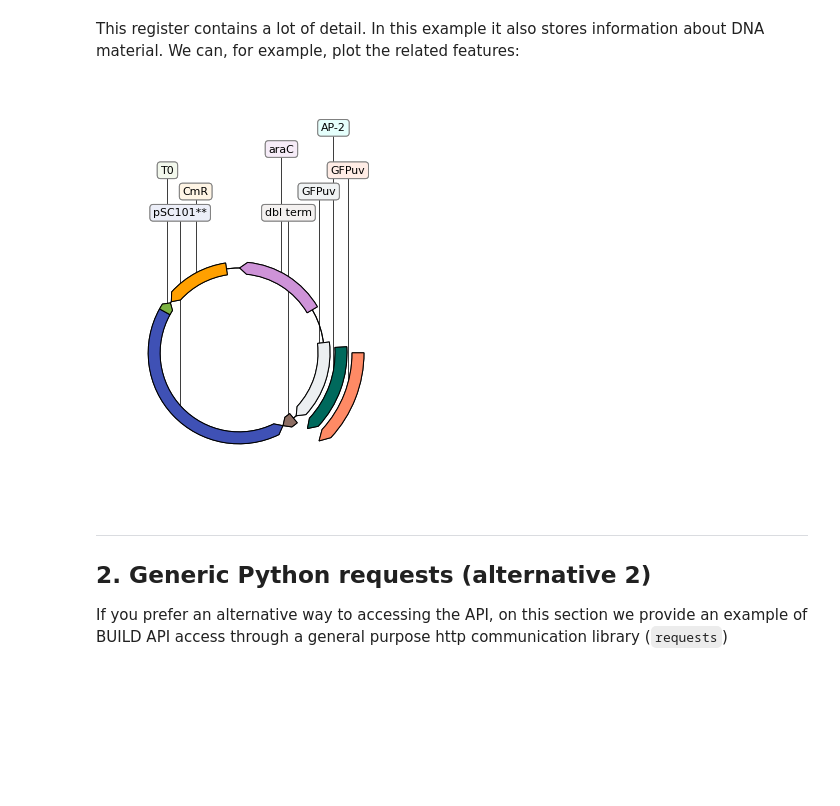
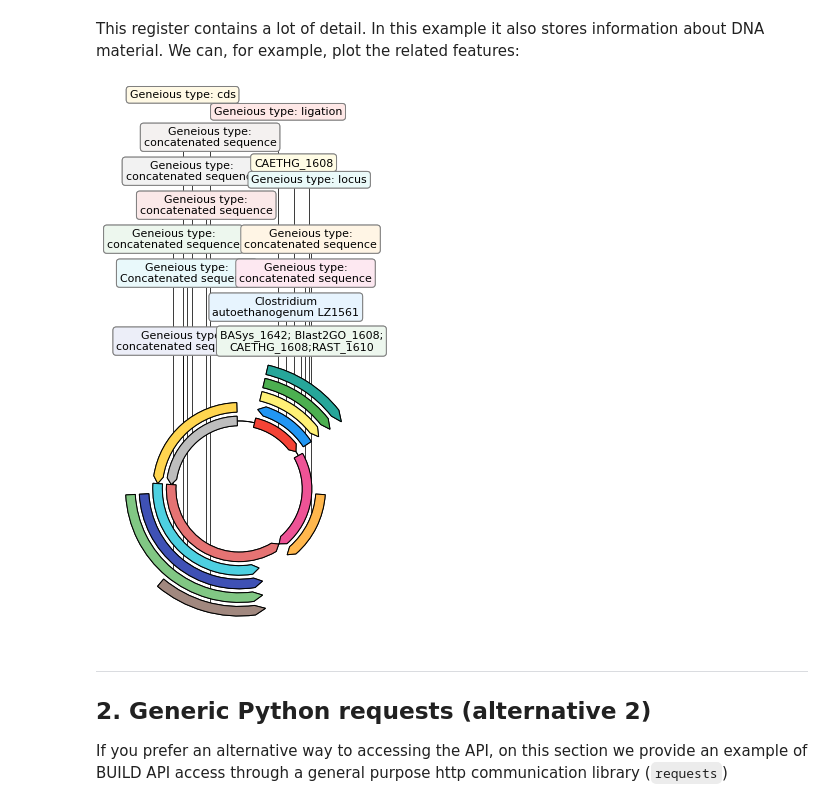
Before and after one commit to TeselaGen/api-client, a Jupyter notebook: teselagen/examples/pytested/Hello_World_BUILD_module.ipynb, the cells around one changed output. Drawn from its saved outputs; the diff is of its cells as text; code cells hidden in the pictures; blank space fills up the shorter version.

```diff
--- a/teselagen/examples/pytested/Hello_World_BUILD_module.ipynb
+++ b/teselagen/examples/pytested/Hello_World_BUILD_module.ipynb
@@ -32,6 +32,6 @@ TeselaGen's Python Client version: 0.4.4
 # %%
 # Define the host url address to be used across this notebook
-HOST_URL = "https://demo-single.teselagen.com"
+HOST_URL = "https://platform.teselagen.com"
 # %% [markdown]
 ## 1. Python API Client (Alternative 1)
 # %% [markdown]
@@ -52,9 +52,11 @@ Selected Lab: TeselaGen
 
 The `get_samples` method can be used for exploring Samples. The `gqlFilter`parameter can be used to filter the query by different criteria, as shown in the following examples:
 # %%
-gqlFilter: str = json.dumps({"name": "Pool8-Isolate63"})
-samples = client.build.get_samples(gqlFilter=gqlFilter)
-print(json.dumps(samples, indent=4))
+samples = client.build.get_samples()
+# Here is an example with gqlFilter parameter
+#gqlFilter: str = json.dumps({"name": "Pool8-Isolate63"})
+#samples = client.build.get_samples(gqlFilter=gqlFilter)
+print(json.dumps(samples[0:4], indent=4))
 # %% [output]
 [
     {
@@ -76,6 +78,7 @@ print(json.dumps(samples, indent=4))
 # %% [markdown]
 Even "deep" references can be used as filters
 # %%
-gqlFilter: str = json.dumps({"taggedItems.tag.name":  ["TagTest"]})# Also more than one simultaneous value can be used with a list, ex: ["TagTest1", "TagTest2"]
-samples = client.build.get_samples(gqlFilter=gqlFilter)
-print(json.dumps(samples, indent=4))
+# Even "deep" references can be used as filters
+#gqlFilter: str = json.dumps({"taggedItems.tag.name":  ["TagTest"]})# Also more than one simultaneous value can be used with a list, ex: ["TagTest1", "TagTest2"]
+#samples = client.build.get_samples(gqlFilter=gqlFilter)
+#print(json.dumps(samples, indent=4))
@@ -123,11 +109,12 @@ sequence = sample_data['material']['polynucleotideMaterialSequence']
 # %%
 # Add "forward" field (this won't be requeried from teselagen >= 0.4.5)
-features = map( lambda x: {**x, **{'forward': x['strand']==1}}, sequence['sequenceFeatures'])
+features = list(map( lambda x: {**x, **{'forward': x['strand']==1}}, sequence['sequenceFeatures']))
 # Plot features
-_ = plot_plasmid_features(plasmid_length=sequence['size'],
-    features=[feat for feat in features if feat['end'] - feat['start'] > 100])
+_ = plot_plasmid_features(
+    plasmid_length=sequence['size'],
+    features=[feat for feat in features if feat['end']-feat['start']>2000])
 # %% [output]
-[figure, old version]
+[figure, new version]
 # %% [markdown]
 -----------------
 
```
Also changed, not shown: parts of 12 cells of this notebook, 2 other files.
